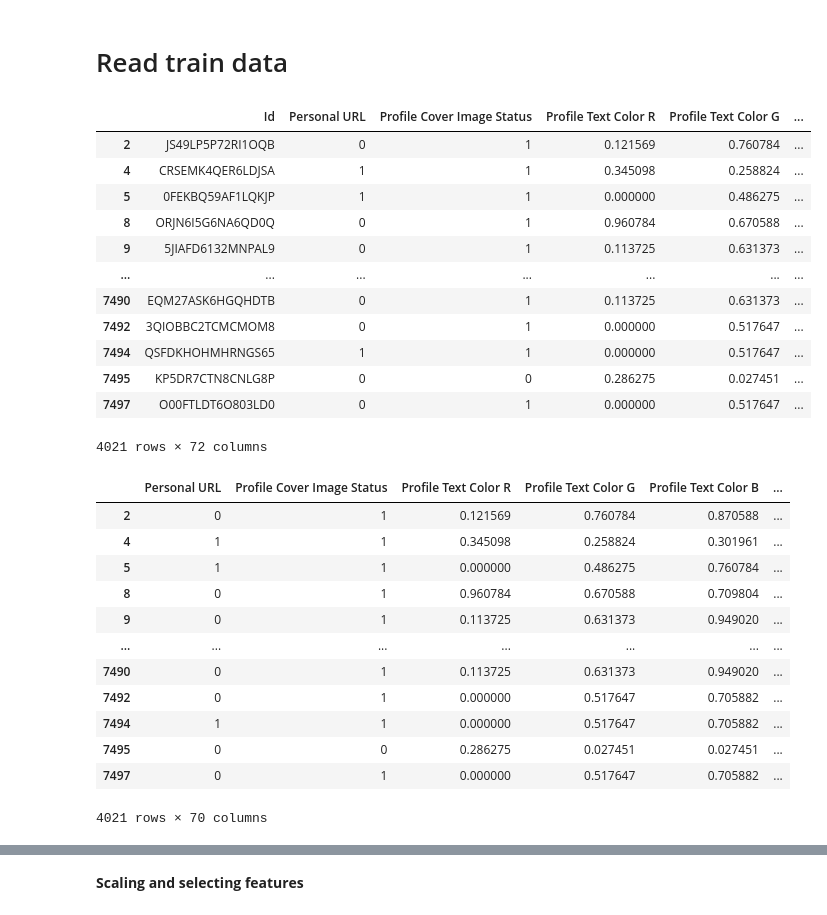
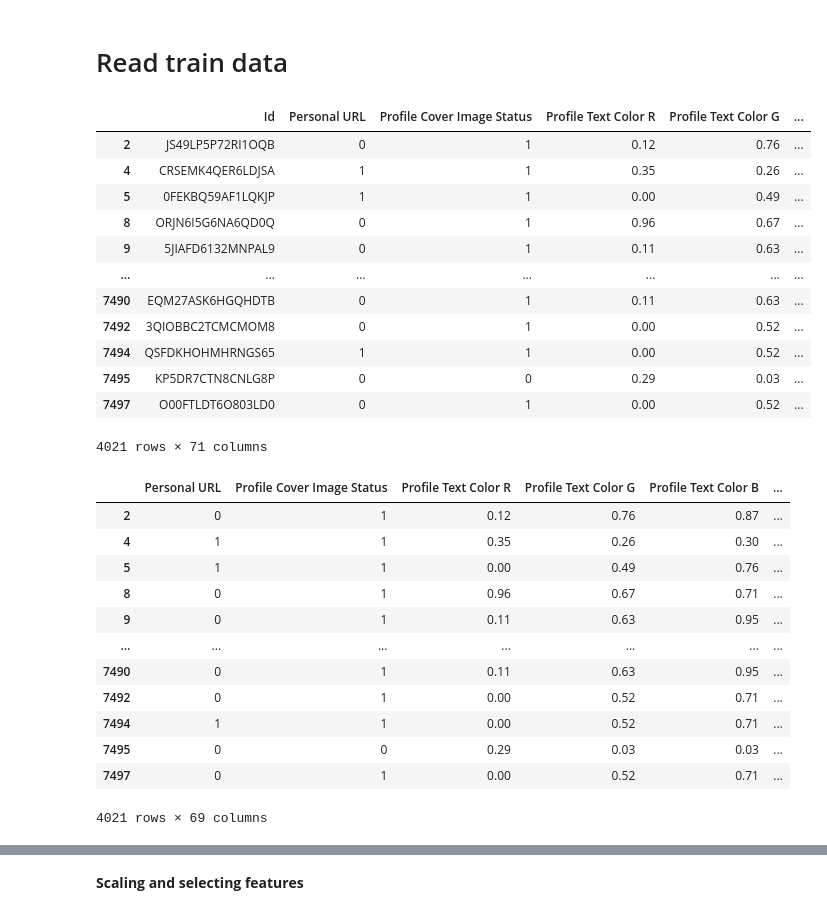
Before and after one commit to syrix78/IFT6758_Competition, a Jupyter notebook: predictor.ipynb, the cells around one changed output, grey strips where cells are left out. Cells and saved outputs as stored; diff of their text form; code cells hidden in the pictures.

```diff
--- a/predictor.ipynb
+++ b/predictor.ipynb
@@ -23,42 +23,42 @@ import sklearn
 from sklearn.preprocessing import LabelEncoder
 from sklearn.preprocessing import minmax_scale
 # %%
-train_data = pd.read_pickle("train_cleaned_colors.pkl")
-test_data = pd.read_pickle("test_cleaned_colors.pkl")
+train_data = pd.read_pickle("train_cleaned_fixed.pkl")
+test_data = pd.read_pickle("test_cleaned_fixed.pkl")
 id_test = test_data['Id']
 train_data
 # %% [output]
 |  | Id | Personal URL | Profile Cover Image Status | Profile Text Color R | Profile Text Color G | ... |
-| 2 | JS49LP5P72RI1OQB | 0 | 1 | 0.121569 | 0.760784 | ... |
-| 4 | CRSEMK4QER6LDJSA | 1 | 1 | 0.345098 | 0.258824 | ... |
-| 5 | 0FEKBQ59AF1LQKJP | 1 | 1 | 0.000000 | 0.486275 | ... |
-| 8 | ORJN6I5G6NA6QD0Q | 0 | 1 | 0.960784 | 0.670588 | ... |
-| 9 | 5JIAFD6132MNPAL9 | 0 | 1 | 0.113725 | 0.631373 | ... |
+| 2 | JS49LP5P72RI1OQB | 0 | 1 | 0.12 | 0.76 | ... |
+| 4 | CRSEMK4QER6LDJSA | 1 | 1 | 0.35 | 0.26 | ... |
+| 5 | 0FEKBQ59AF1LQKJP | 1 | 1 | 0.00 | 0.49 | ... |
+| 8 | ORJN6I5G6NA6QD0Q | 0 | 1 | 0.96 | 0.67 | ... |
+| 9 | 5JIAFD6132MNPAL9 | 0 | 1 | 0.11 | 0.63 | ... |
 | ... | ... | ... | ... | ... | ... | ... |
-| 7490 | EQM27ASK6HGQHDTB | 0 | 1 | 0.113725 | 0.631373 | ... |
-| 7492 | 3QIOBBC2TCMCMOM8 | 0 | 1 | 0.000000 | 0.517647 | ... |
-| 7494 | QSFDKHOHMHRNGS65 | 1 | 1 | 0.000000 | 0.517647 | ... |
-| 7495 | KP5DR7CTN8CNLG8P | 0 | 0 | 0.286275 | 0.027451 | ... |
-| 7497 | O00FTLDT6O803LD0 | 0 | 1 | 0.000000 | 0.517647 | ... |
+| 7490 | EQM27ASK6HGQHDTB | 0 | 1 | 0.11 | 0.63 | ... |
+| 7492 | 3QIOBBC2TCMCMOM8 | 0 | 1 | 0.00 | 0.52 | ... |
+| 7494 | QSFDKHOHMHRNGS65 | 1 | 1 | 0.00 | 0.52 | ... |
+| 7495 | KP5DR7CTN8CNLG8P | 0 | 0 | 0.29 | 0.03 | ... |
+| 7497 | O00FTLDT6O803LD0 | 0 | 1 | 0.00 | 0.52 | ... |
-4021 rows × 72 columns
+4021 rows × 71 columns
 # %%
 train_data.drop(columns=['Id', 'Profile Image'], inplace=True)
 test_data.drop(columns=['Id', 'Profile Image'], inplace=True)
 train_data
 # %% [output]
 |  | Personal URL | Profile Cover Image Status | Profile Text Color R | Profile Text Color G | Profile Text Color B | ... |
-| 2 | 0 | 1 | 0.121569 | 0.760784 | 0.870588 | ... |
-| 4 | 1 | 1 | 0.345098 | 0.258824 | 0.301961 | ... |
-| 5 | 1 | 1 | 0.000000 | 0.486275 | 0.760784 | ... |
-| 8 | 0 | 1 | 0.960784 | 0.670588 | 0.709804 | ... |
-| 9 | 0 | 1 | 0.113725 | 0.631373 | 0.949020 | ... |
+| 2 | 0 | 1 | 0.12 | 0.76 | 0.87 | ... |
+| 4 | 1 | 1 | 0.35 | 0.26 | 0.30 | ... |
+| 5 | 1 | 1 | 0.00 | 0.49 | 0.76 | ... |
+| 8 | 0 | 1 | 0.96 | 0.67 | 0.71 | ... |
+| 9 | 0 | 1 | 0.11 | 0.63 | 0.95 | ... |
 | ... | ... | ... | ... | ... | ... | ... |
-| 7490 | 0 | 1 | 0.113725 | 0.631373 | 0.949020 | ... |
-| 7492 | 0 | 1 | 0.000000 | 0.517647 | 0.705882 | ... |
-| 7494 | 1 | 1 | 0.000000 | 0.517647 | 0.705882 | ... |
-| 7495 | 0 | 0 | 0.286275 | 0.027451 | 0.027451 | ... |
-| 7497 | 0 | 1 | 0.000000 | 0.517647 | 0.705882 | ... |
+| 7490 | 0 | 1 | 0.11 | 0.63 | 0.95 | ... |
+| 7492 | 0 | 1 | 0.00 | 0.52 | 0.71 | ... |
+| 7494 | 1 | 1 | 0.00 | 0.52 | 0.71 | ... |
+| 7495 | 0 | 0 | 0.29 | 0.03 | 0.03 | ... |
+| 7497 | 0 | 1 | 0.00 | 0.52 | 0.71 | ... |
-4021 rows × 70 columns
+4021 rows × 69 columns
 # %%
 #Facultatif
 #train_data.drop(columns=['Profile Creation Month', 'Profile Creation Day', 'Profile Creation WeekDay', 'Profile Creation Hour', 'User Language'], inplace=True)
```
Also changed, not shown: parts of 22 cells of this notebook.
